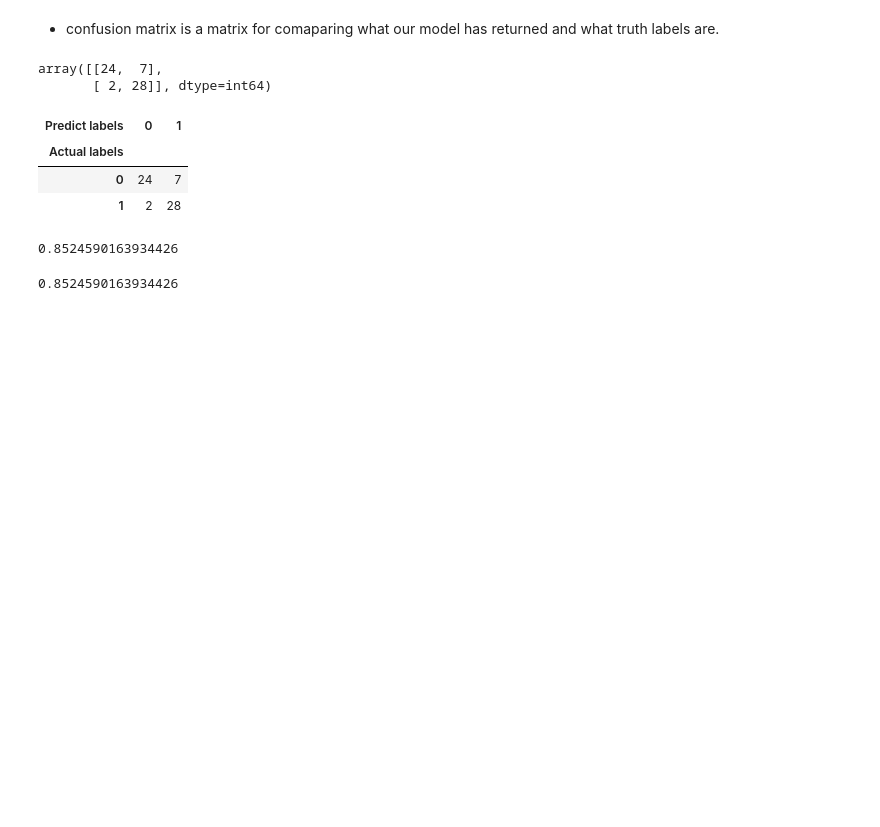
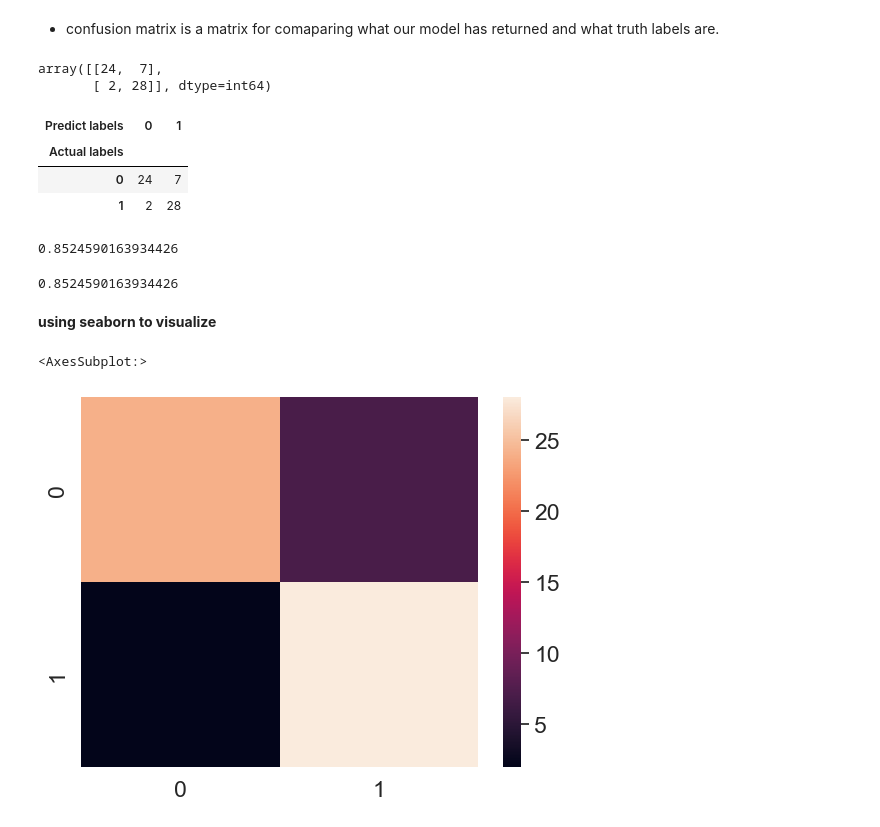
Before and after one commit to AmirMohammadKomijani/Heart_Disease_DataScience, a Jupyter notebook: Heart_Disease_classification.ipynb, the cells around one changed output. Saved outputs shown, nothing was run; the diff lists cells and outputs as text; code cells hidden in the pictures; blank space fills up the shorter version.

Commit message:
confusion matrix heatmap using seaborn

```diff
--- a/Heart_Disease_classification.ipynb
+++ b/Heart_Disease_classification.ipynb
@@ -346,3 +346,15 @@ pd.crosstab(
 clf.score(x_test,y_test)
 # %% [output]
 0.8524590163934426
+# %% [markdown]
+**using seaborn to visualize**
+# %%
+import seaborn as sns
+
+sns.set(font_scale=1.5)
+
+conf_mat = confusion_matrix(y_test,y_preds)
+sns.heatmap(conf_mat)
+# %% [output]
+<AxesSubplot:>
+[figure, added]
```
